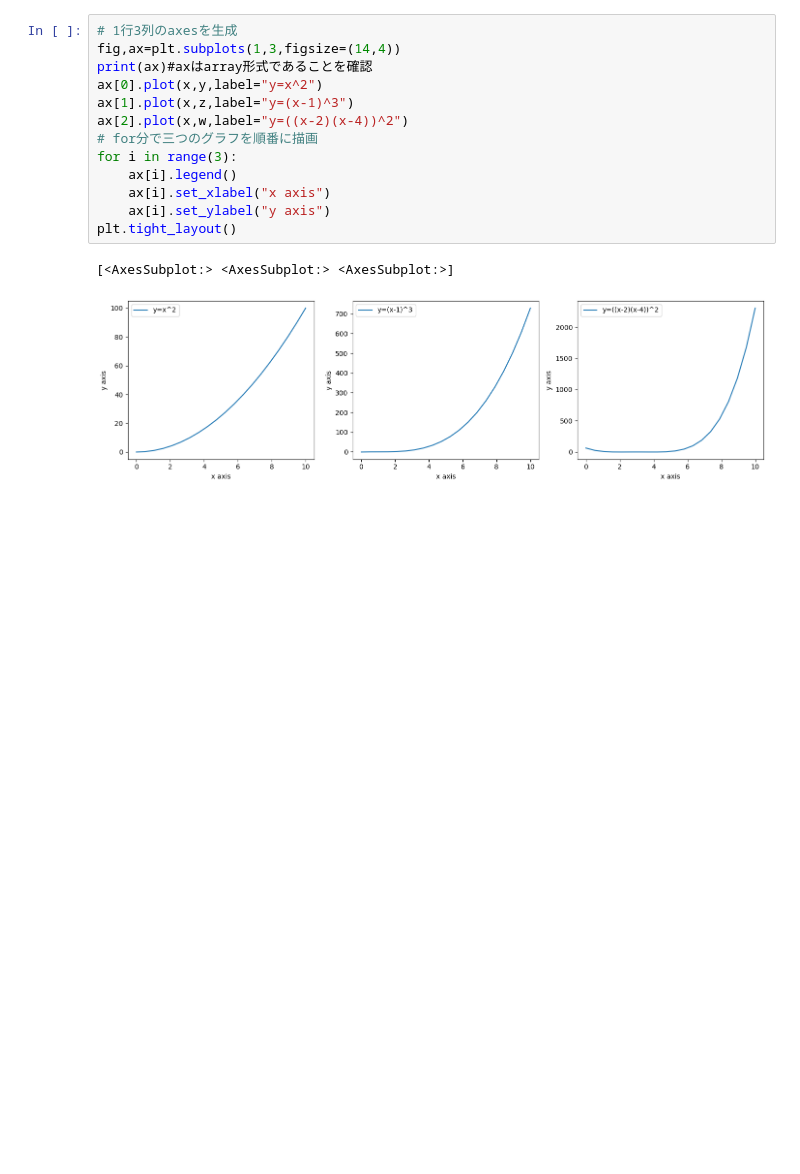
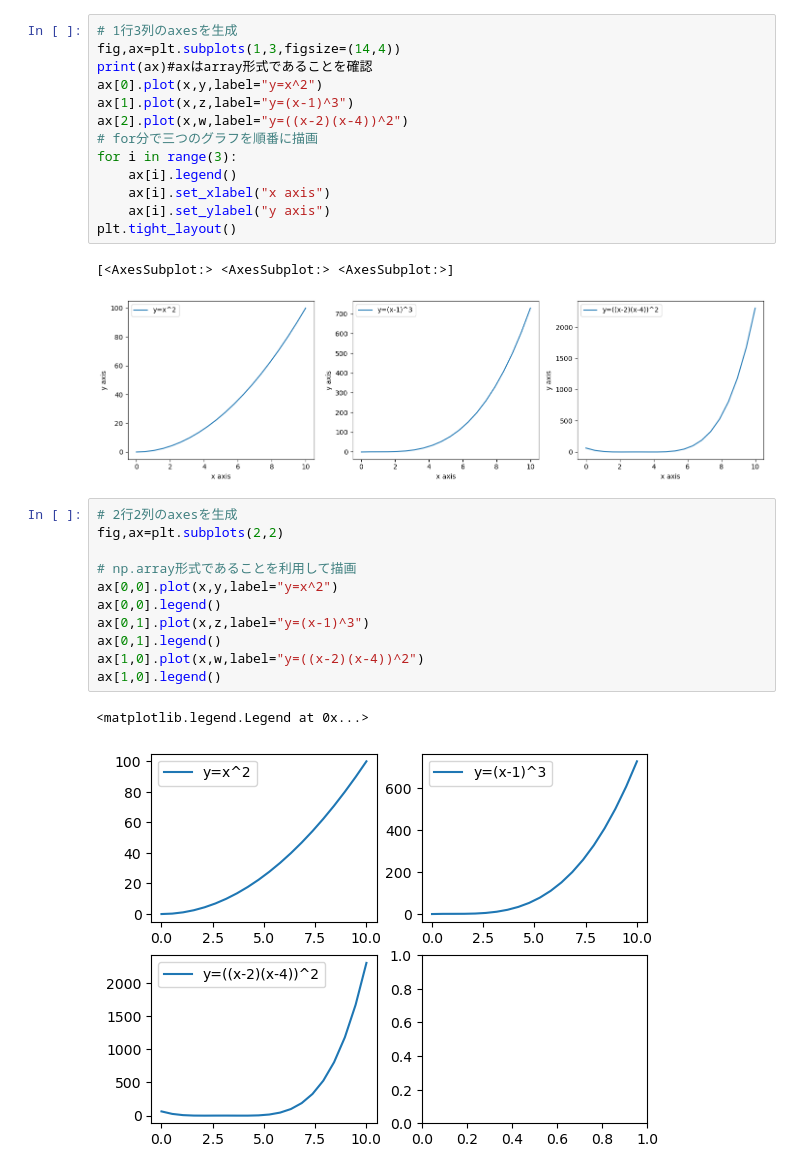
Before and after one commit to pipipik/skillup_01, a Jupyter notebook: DAY5/20240208_DAY5.ipynb, the cells around one changed output. Saved outputs shown, nothing was run; the diff lists cells and outputs as text; blank space fills up the shorter version.

Commit message:
# Matplotlibの基本事項演習1

```diff
--- a/DAY5/20240208_DAY5.ipynb
+++ b/DAY5/20240208_DAY5.ipynb
@@ -81,3 +81,17 @@ plt.tight_layout()
 # %% [output]
 [<AxesSubplot:> <AxesSubplot:> <AxesSubplot:>]
 [figure]
+# %%
+# 2行2列のaxesを生成
+fig,ax=plt.subplots(2,2)
+
+# np.array形式であることを利用して描画
+ax[0,0].plot(x,y,label="y=x^2")
+ax[0,0].legend()
+ax[0,1].plot(x,z,label="y=(x-1)^3")
+ax[0,1].legend()
+ax[1,0].plot(x,w,label="y=((x-2)(x-4))^2")
+ax[1,0].legend()
+# %% [output]
+<matplotlib.legend.Legend at 0x...>
+[figure, added]
```
Also changed, not shown: parts of 1 cell of this notebook.
